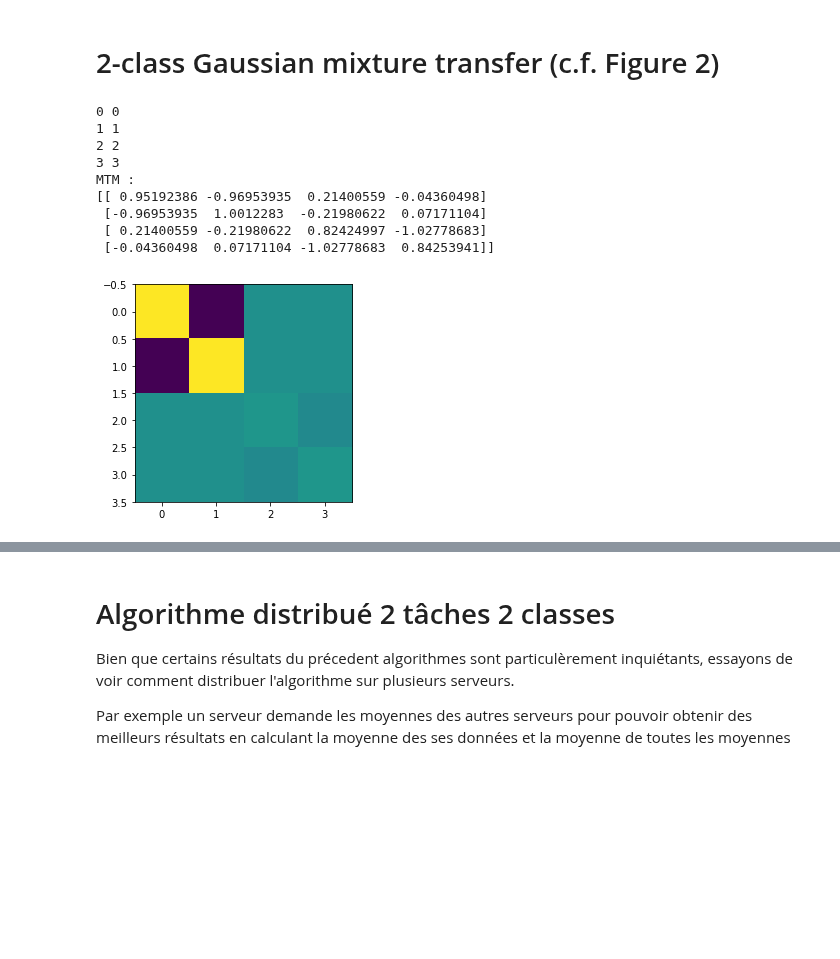
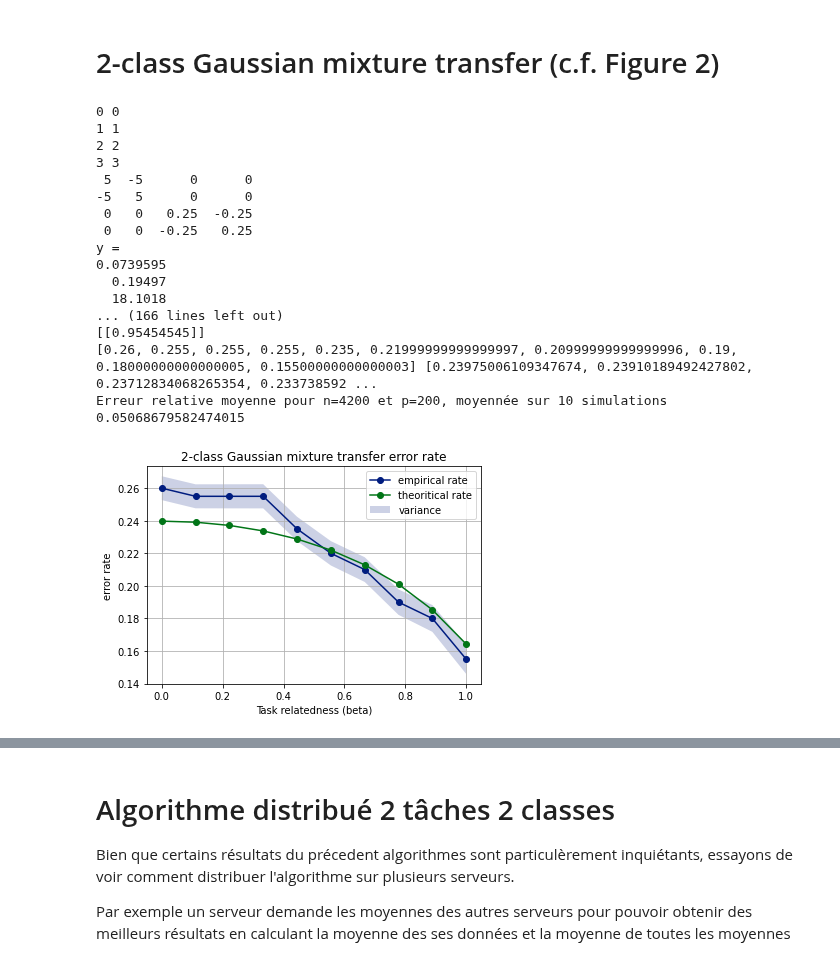
Before and after one commit to Sami-fak/DistributedMTLSPCA, a Jupyter notebook: binary-based_MTL.ipynb, the cells around one changed output, grey strips where cells are left out. Cells and saved outputs as stored; diff of their text form; code cells hidden in the pictures; blank space fills up the shorter version.

Commit message:
Verfication variance et erreur relative OK. now: calcul temps de calcul non distribué et distribué

```diff
--- a/binary-based_MTL.ipynb
+++ b/binary-based_MTL.ipynb
@@ -156,7 +156,7 @@ def true_mean(M, p, nb_tasks, nb_classes):
     true_M = np.empty((nb_tasks*nb_classes, p))
     for t in range(nb_tasks):
         for l in range(nb_classes):
-            mean = np.reshape(M[t][l], (100,))
+            mean = np.reshape(M[t][l], (p,))
             true_M[t*nb_tasks+l] = mean
 
     return np.transpose(true_M)
@@ -197,7 +197,7 @@ Let's compute optimal labels
 # %%
 # a revoir ?
 
-def label_evaluation(nb_tasks, nb_classes, Dc, M_estimated):
+def label_evaluation(nb_tasks, nb_classes, Dc, M_estimated, c0):
     """
     Evalue le label y pour une tache t pour 2 classes
     """
@@ -210,7 +210,8 @@ def label_evaluation(nb_tasks, nb_classes, Dc, M_estimated):
     e3_e4[-1] = -1
     y[-2] += (power_dc.dot(inverse).dot(M_estimated).dot(power_dc).dot(e3_e4))[-2]
     y[-1] += (power_dc.dot(inverse).dot(M_estimated).dot(power_dc).dot(e3_e4))[-1]
-    return y
+    tilde_y=np.linalg.solve((Dc+Dc@M_estimated@Dc*1/c0),(Dc*1/c0@M_estimated@(e3_e4)))
+    return tilde_y
 #malik's formula:
 #tilde_y=(diag(c)*MM*diag(c)/co+diag(c))\((e3-e4)'*MM*diag(c))';
 # %% [markdown]
@@ -341,7 +342,7 @@ def plot_error_rate(nb_tasks, nb_classes, emp_rate, error_rate, m_t, Dc, M_cur):
     plt.title(f"Classification error rate per task")
     plt.show()
 # %%
-def compute_error_rate(X_test, V, m_t, nb_tasks, nb_classes, n_t, Dc, M_cur, c0, display = False):
+def compute_error_rate(X_test, V, m_t, nb_tasks, nb_classes, n_t, Dc, c0):
     """
     Compute and plot classification error rate on test set
     """
@@ -355,7 +356,6 @@ def compute_error_rate(X_test, V, m_t, nb_tasks, nb_classes, n_t, Dc, M_cur, c0,
         for l in range(nb_classes):
             for i in range(n_t[t][l]):
                 # on prend la transposée pour pouvoir travailler avec les colonnes
-
                 score = compute_score(V, X_test[t][l].T[i], m_t[1])
                 if (score == 1 and l == 1):
                     error +=1
@@ -367,10 +367,6 @@ def compute_error_rate(X_test, V, m_t, nb_tasks, nb_classes, n_t, Dc, M_cur, c0,
         if erreur_emp > 0.5:
             erreur_emp=1-erreur_emp
         emp_rate.append(erreur_emp)
-
-    if display:
-        plot_error_rate(nb_tasks, nb_classes, emp_rate, error_rate, m_t, Dc, M_cur)
-
     return np.mean(emp_rate)
 # %%
 def debug_histogram(V, X_test, n_t):
@@ -388,16 +384,20 @@ def debug_histogram(V, X_test, n_t):
     plt.show()
 # %% [markdown]
 # 2-class Gaussian mixture transfer (c.f. Figure 2)
+# %%
+plt.style.use('seaborn-dark-palette')
 # %%
-n = 2100
-p = 100
+# %%prun -s cumulative
+# profiling
+n = 4200
+p = 200
 m = 2
 t = 2
 beta = np.linspace(0,1,10)
-n_t = [[1000,1000], [50,50]]
-n_t_test = [[1000, 1000]]
+n_t = [[2000,2000], [100, 100]]
+n_t_test = [[100, 100]]
 nt = sum(n_t_test[0])
-emp_rate, th_rate = [], []
+emp_rate, th_rate, var, relative_error_rate = [], [], [], []
 for b in beta:
     # on crée les données synthétiques
     M = mean_matrix(b, p, 100)
@@ -410,11 +410,11 @@ for b in beta:
 #     X_train, X_test, n_t_train, n_t_test = train_test_split_data(X, 0.8, t, m)
 #     y = create_labels(t,m)
 
+# DEBUG
+    #MM1, diag1 = empirical_mean_old(1, m, X, p, [n_t[0]])
     # On calcule les moyennes empiriques
     MM = empirical_mean(t, m, X, p, n_t)
     M_true = true_mean(M, p, t, m)
-    print("MTM : ")
-    print(MM)
     MM_true = M_true.T@M_true
 #     print(MM)
     c = estimate_c(n_t, n, t, m)
@@ -423,47 +423,67 @@ for b in beta:
 #     print("c = ", c)
 #     print("Correlation Matrix : ")
     correlation_matrix = compute_M_cal(n, p, Dc, MM, display=False)
-    correlation_matrix_true = compute_M_cal(n, p, Dc, MM_true, display=True)
-#     matprint(correlation_matrix)
-    y = label_evaluation(t,m,Dc,correlation_matrix)
-    y_true = label_evaluation(t,m,Dc,correlation_matrix_true)
+    correlation_matrix_true = compute_M_cal(n, p, Dc, MM_true, display=False)
+    matprint(correlation_matrix_true)
+    y = label_evaluation(t,m,Dc,MM, c0)
+    y_true = label_evaluation(t,m,Dc,MM_true, c0)
     print("y = ")
     matprint(y)
     X = normalisation(X, p)
     X_test = normalisation(X_test, p)
     X_train_aggregated = aggregate_array(X, p, n, t, m)
     X_test_aggregated = aggregate_array(X_test, p, nt, 1, m)
     J = create_J(m, t, n, n_t)
 
     V = compute_V(y, X_train_aggregated, J, n)
     V_true = compute_V(y_true, X_train_aggregated, J, n)
-    debug_histogram(V, X_test_aggregated, n_t_test)
+#     debug_histogram(V_true, X_test_aggregated, n_t_test)
 #     print("V = ")
-#     print(V)
+#     print(V
+    VTX = V.T@X_test_aggregated
+    var.append(np.var(VTX))
     m_t = create_mt(t, m, y, Dc, correlation_matrix)
     m_t_true = create_mt(t, m, y_true, Dc, correlation_matrix_true)
 
-    emp_rate.append(compute_error_rate(X_test, V, m_t, 1, m, n_t_test, Dc, MM, c0))
-    th_rate.append(error_rate(t, m,  Dc, MM_true, c0)[0][0])
+    erreur_empirique = compute_error_rate(X_test, V, m_t, 1, m, n_t_test, Dc, c0)
+    erreur_theorique = error_rate(t, m,  Dc, MM_true, c0)[0][0]
+    emp_rate.append(erreur_empirique)
+    th_rate.append(erreur_theorique)
+    relative_error_rate.append(abs(erreur_empirique - erreur_theorique)/erreur_theorique)
 
     print(emp_rate, th_rate)
 
+erreur_relative_moy = np.mean(relative_error_rate)
+print(f"Erreur relative moyenne pour n={n} et p={p}, moyennée sur 10 simulations")
+print(erreur_relative_moy)
+
+lower = np.array(emp_rate) - np.array(var)
+upper = np.array(emp_rate) + np.array(var)
 plt.plot(beta, emp_rate, '-o', label='empirical rate')
 plt.plot(beta, th_rate, '-o', label='theoritical rate')
+plt.fill_between(beta, lower, upper, alpha=0.2, label="variance")
 plt.legend()
 plt.title("2-class Gaussian mixture transfer error rate")
 plt.xlabel("Task relatedness (beta)")
 plt.ylabel("error rate")
 plt.grid()
 plt.show()
 # %% [output]
 0 0
 1 1
 2 2
 3 3
-MTM :
-[[ 0.95192386 -0.96953935  0.21400559 -0.04360498]
- [-0.96953935  1.0012283  -0.21980622  0.07171104]
- [ 0.21400559 -0.21980622  0.82424997 -1.02778683]
- [-0.04360498  0.07171104 -1.02778683  0.84253941]]
+ 5  -5      0      0
+-5   5      0      0
+ 0   0   0.25  -0.25
+ 0   0  -0.25   0.25
+y =
+0.0739595
+  0.19497
+  18.1018
+... (166 lines left out)
+[[0.95454545]]
+[0.26, 0.255, 0.255, 0.255, 0.235, 0.21999999999999997, 0.20999999999999996, 0.19, 0.18000000000000005, 0.15500000000000003] [0.23975006109347674, 0.23910189492427802, 0.23712834068265354, 0.233738592 ...
+Erreur relative moyenne pour n=4200 et p=200, moyennée sur 10 simulations
+0.05068679582474015
-[figure, old version]
+[figure, new version]
```
Also changed, not shown: parts of 11 cells of this notebook.
